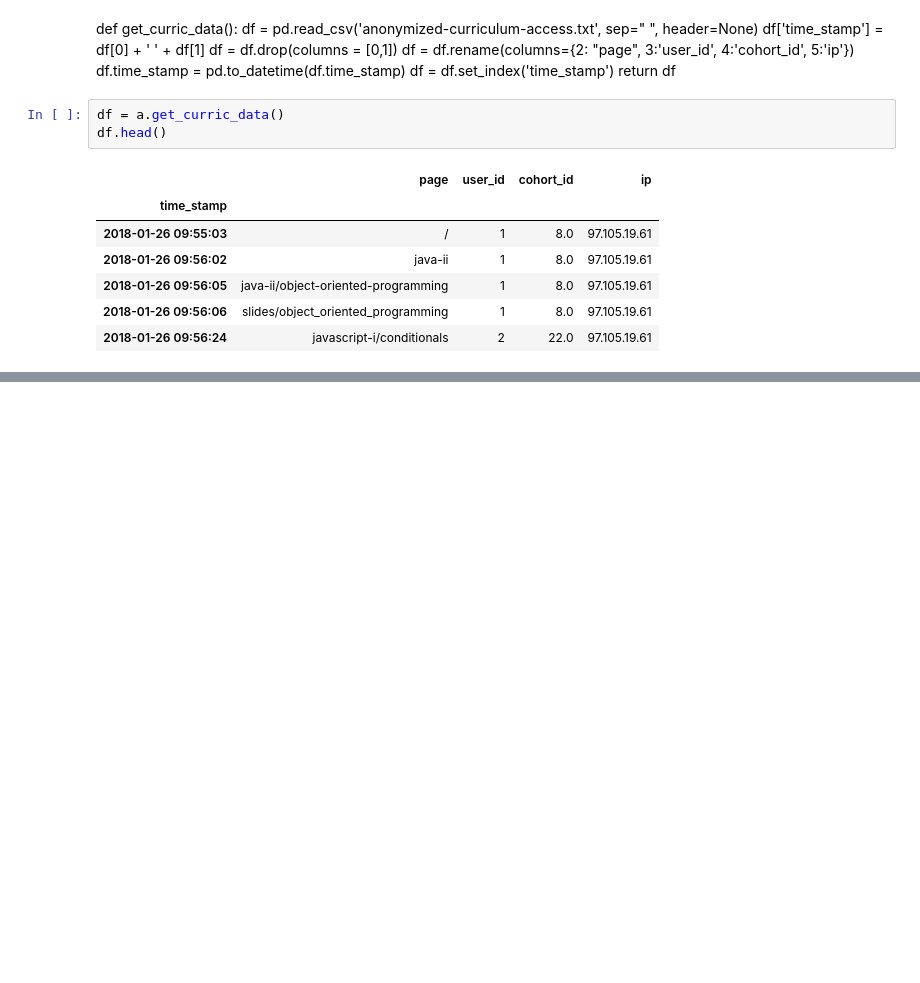
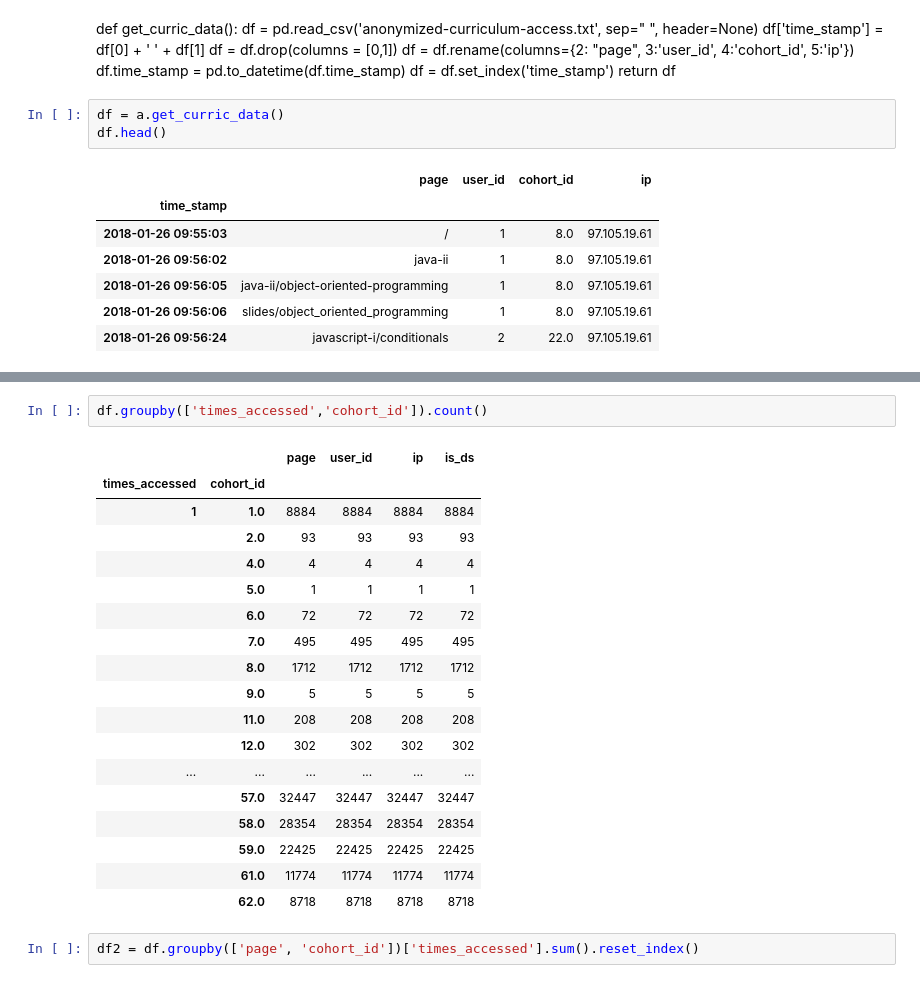
Before and after one commit to george887/time_series_project, a Jupyter notebook: explore.ipynb, the cells around one changed output, grey strips where cells are left out. Saved outputs shown, nothing was run; the diff lists cells and outputs as text; blank space fills up the shorter version.

```diff
--- a/explore.ipynb
+++ b/explore.ipynb
@@ -40,0 +150,23 @@ df.head()
+# %%
+df.groupby(['times_accessed','cohort_id']).count()
+# %% [output]
+|  |  | page | user_id | ip | is_ds |
+| times_accessed | cohort_id |  |  |  |  |
+| 1 | 1.0 | 8884 | 8884 | 8884 | 8884 |
+|  | 2.0 | 93 | 93 | 93 | 93 |
+|  | 4.0 | 4 | 4 | 4 | 4 |
+|  | 5.0 | 1 | 1 | 1 | 1 |
+|  | 6.0 | 72 | 72 | 72 | 72 |
+|  | 7.0 | 495 | 495 | 495 | 495 |
+|  | 8.0 | 1712 | 1712 | 1712 | 1712 |
+|  | 9.0 | 5 | 5 | 5 | 5 |
+|  | 11.0 | 208 | 208 | 208 | 208 |
+|  | 12.0 | 302 | 302 | 302 | 302 |
+| ... | ... | ... | ... | ... | ... |
+|  | 57.0 | 32447 | 32447 | 32447 | 32447 |
+|  | 58.0 | 28354 | 28354 | 28354 | 28354 |
+|  | 59.0 | 22425 | 22425 | 22425 | 22425 |
+|  | 61.0 | 11774 | 11774 | 11774 | 11774 |
+|  | 62.0 | 8718 | 8718 | 8718 | 8718 |
+# %%
+df2 = df.groupby(['page', 'cohort_id'])['times_accessed'].sum().reset_index()
```
Also changed, not shown: parts of 41 cells of this notebook.
